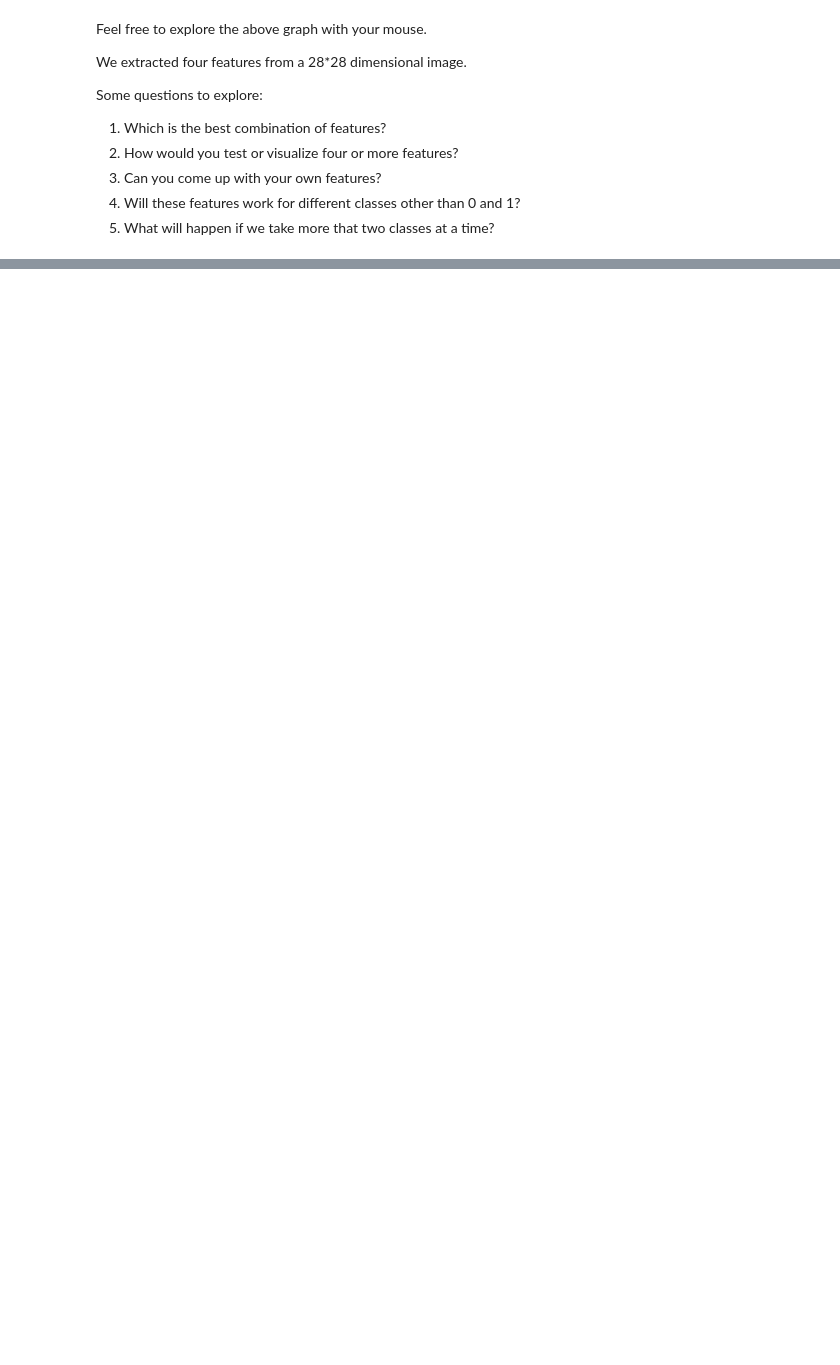
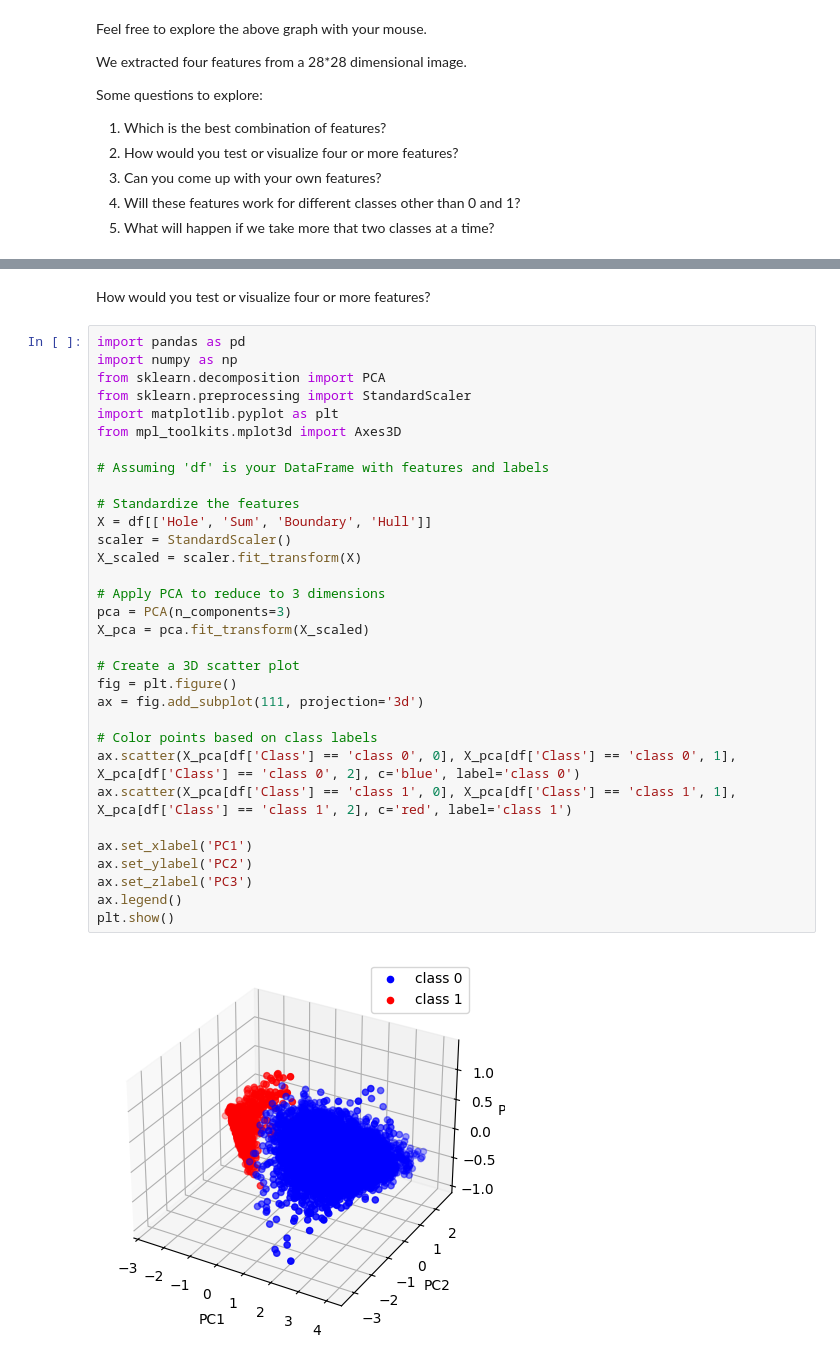
Before and after one commit to manasavadavalli/FMML-LAB, a Jupyter notebook: Copy_of_FMML_M1L1.ipynb, the cells around one changed output, grey strips where cells are left out. Saved outputs shown, nothing was run; the diff lists cells and outputs as text; blank space fills up the shorter version.

```diff
--- a/Copy_of_FMML_M1L1.ipynb
+++ b/Copy_of_FMML_M1L1.ipynb
@@ -494,0 +652,37 @@ Some questions to explore:
+# %% [markdown]
+
+How would you test or visualize four or more features?
+# %%
+import pandas as pd
+import numpy as np
+from sklearn.decomposition import PCA
+from sklearn.preprocessing import StandardScaler
+import matplotlib.pyplot as plt
+from mpl_toolkits.mplot3d import Axes3D
+
+# Assuming 'df' is your DataFrame with features and labels
+
+# Standardize the features
+X = df[['Hole', 'Sum', 'Boundary', 'Hull']]
+scaler = StandardScaler()
+X_scaled = scaler.fit_transform(X)
+
+# Apply PCA to reduce to 3 dimensions
+pca = PCA(n_components=3)
+X_pca = pca.fit_transform(X_scaled)
+
+# Create a 3D scatter plot
+fig = plt.figure()
+ax = fig.add_subplot(111, projection='3d')
+
+# Color points based on class labels
+ax.scatter(X_pca[df['Class'] == 'class 0', 0], X_pca[df['Class'] == 'class 0', 1], X_pca[df['Class'] == 'class 0', 2], c='blue', label='class 0')
+ax.scatter(X_pca[df['Class'] == 'class 1', 0], X_pca[df['Class'] == 'class 1', 1], X_pca[df['Class'] == 'class 1', 2], c='red', label='class 1')
+
+ax.set_xlabel('PC1')
+ax.set_ylabel('PC2')
+ax.set_zlabel('PC3')
+ax.legend()
+plt.show()
+# %% [output]
+[figure, added]
```
Also changed, not shown: parts of 11 cells of this notebook.
